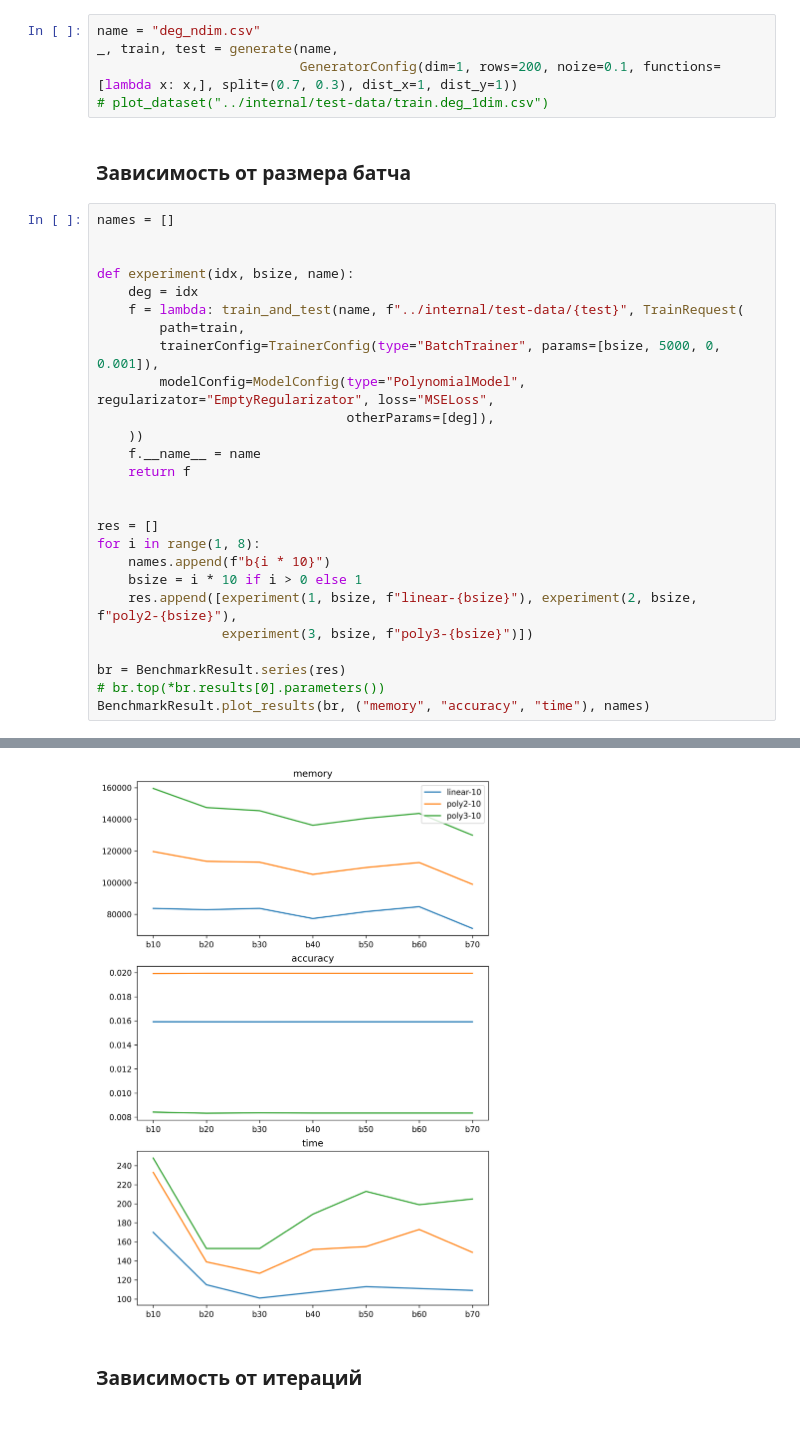
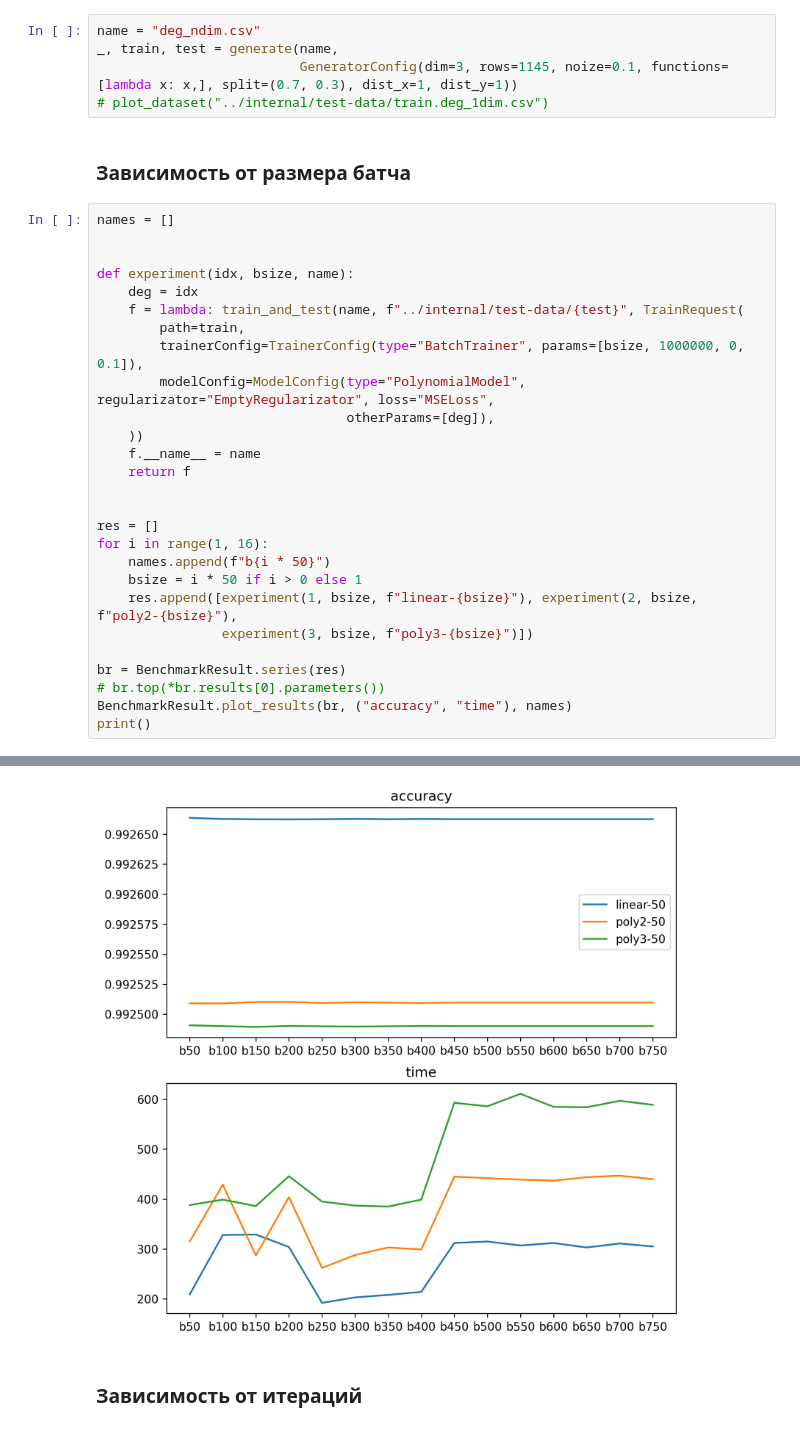
Before and after one commit to Vaniog/lirego, a Jupyter notebook: benchmark/benchmarks.ipynb, the cells around one changed output, grey strips where cells are left out. Cells and saved outputs as stored; diff of their text form.

```diff
--- a/benchmark/benchmarks.ipynb
+++ b/benchmark/benchmarks.ipynb
@@ -9,7 +9,7 @@ from benchmark.benchmark_result import train_and_test, BenchmarkResult, train_an
 # %%
 name = "deg_ndim.csv"
 _, train, test = generate(name,
-                          GeneratorConfig(dim=1, rows=200, noize=0.1, functions=[lambda x: x,], split=(0.7, 0.3), dist_x=1, dist_y=1))
+                          GeneratorConfig(dim=3, rows=1145, noize=0.1, functions=[lambda x: x,], split=(0.7, 0.3), dist_x=1, dist_y=1))
 # plot_dataset("../internal/test-data/train.deg_1dim.csv")
 # %% [markdown]
 ### Зависимость от размера батча
@@ -21,7 +21,7 @@ def experiment(idx, bsize, name):
     deg = idx
     f = lambda: train_and_test(name, f"../internal/test-data/{test}", TrainRequest(
         path=train,
-        trainerConfig=TrainerConfig(type="BatchTrainer", params=[bsize, 5000, 0, 0.001]),
+        trainerConfig=TrainerConfig(type="BatchTrainer", params=[bsize, 1000000, 0, 0.1]),
         modelConfig=ModelConfig(type="PolynomialModel", regularizator="EmptyRegularizator", loss="MSELoss",
                                 otherParams=[deg]),
     ))
@@ -30,14 +30,15 @@ def experiment(idx, bsize, name):
 
 
 res = []
-for i in range(1, 8):
-    names.append(f"b{i * 10}")
-    bsize = i * 10 if i > 0 else 1
+for i in range(1, 16):
+    names.append(f"b{i * 50}")
+    bsize = i * 50 if i > 0 else 1
     res.append([experiment(1, bsize, f"linear-{bsize}"), experiment(2, bsize, f"poly2-{bsize}"),
                 experiment(3, bsize, f"poly3-{bsize}")])
 
 br = BenchmarkResult.series(res)
 # br.top(*br.results[0].parameters())
-BenchmarkResult.plot_results(br, ("memory", "accuracy", "time"), names)
+BenchmarkResult.plot_results(br, ("accuracy", "time"), names)
+print()
 # %% [output]
 running experiment 1
@@ -60,4 +61,4 @@ running experiment 2
-[figure, old version]
+[figure, new version]
 # %% [markdown]
 ### Зависимость от итераций
 # %%
```
Also changed, not shown: parts of 1 cell of this notebook.
